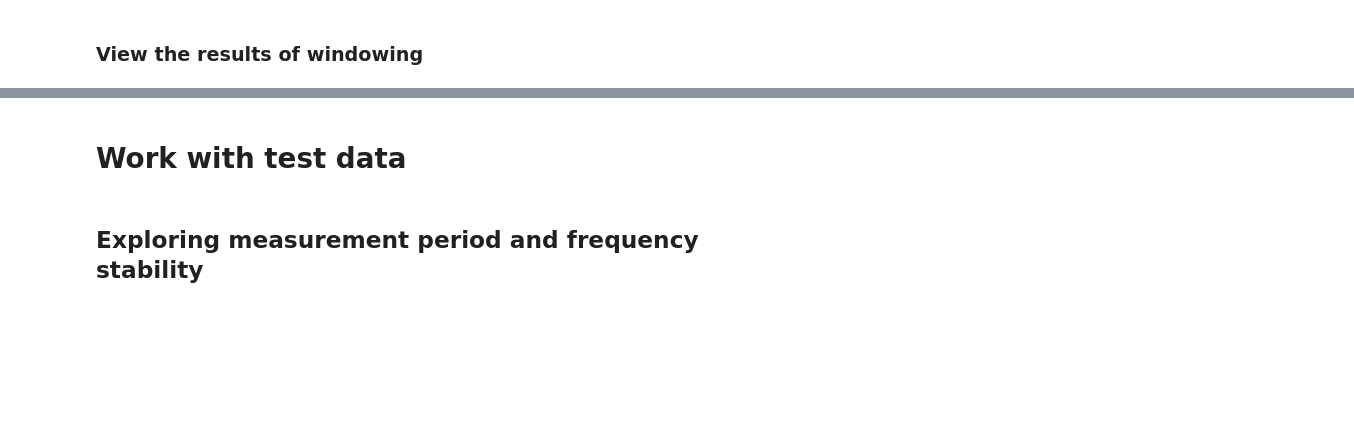
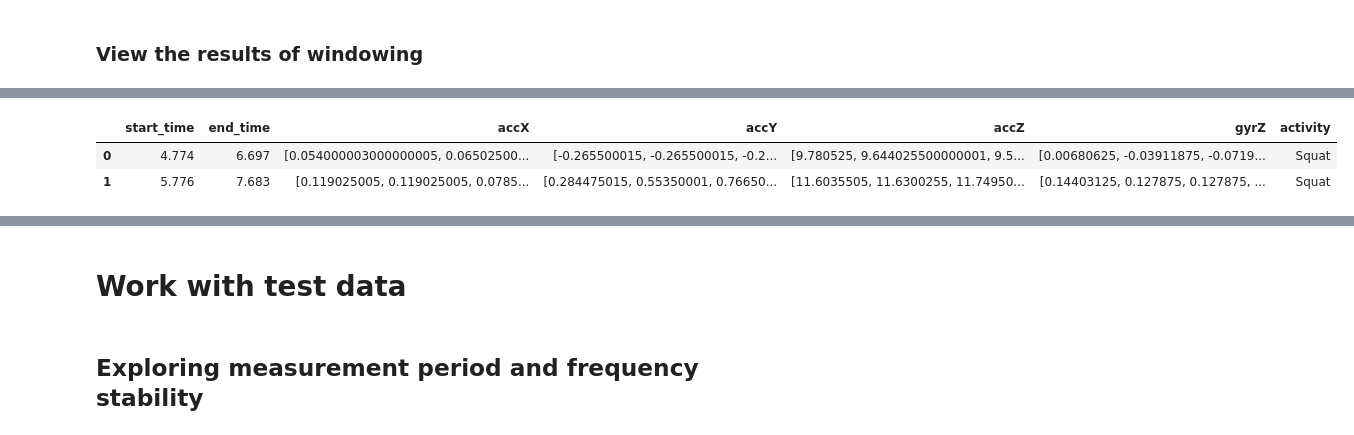
Before and after one commit to Mykhailo20/DS_Bootcamp_2023, a Jupyter notebook: Homework_5/Physical_Activity_Analysis/Features.ipynb, the cells around one changed output, grey strips where cells are left out. Cells and saved outputs as stored; diff of their text form; code cells hidden in the pictures; blank space fills up the shorter version.

```diff
--- a/Homework_5/Physical_Activity_Analysis/Features.ipynb
+++ b/Homework_5/Physical_Activity_Analysis/Features.ipynb
@@ -622,0 +652,6 @@ windowed_pie_chart(original_df=filtered_df, windowed_df=windowed_df, column='act
+# %%
+windowed_df.head(2)
+# %% [output]
+|  | start_time | end_time | accX | accY | accZ | gyrZ | activity |
+| 0 | 4.774 | 6.697 | [0.054000003000000005, 0.06502500... | [-0.265500015, -0.265500015, -0.2... | [9.780525, 9.644025500000001, 9.5... | [0.00680625, -0.03911875, -0.0719... | Squat |
+| 1 | 5.776 | 7.683 | [0.119025005, 0.119025005, 0.0785... | [0.284475015, 0.55350001, 0.76650... | [11.6035505, 11.6300255, 11.74950... | [0.14403125, 0.127875, 0.127875, ... | Squat |
```
Also changed, not shown: parts of 15 cells of this notebook.
